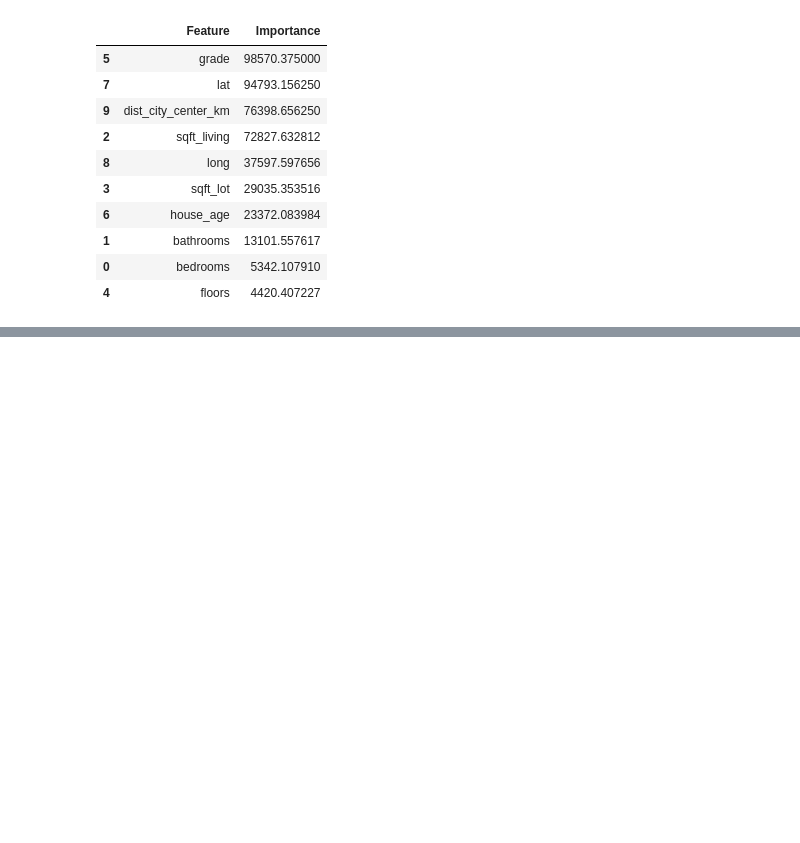
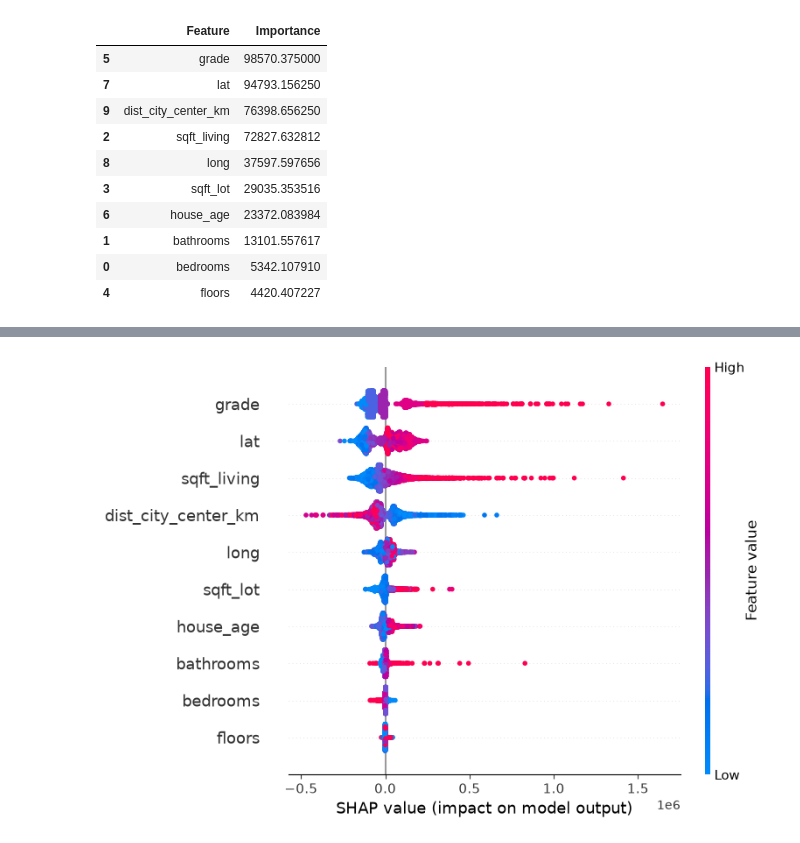
Before and after one commit to Hariharan0-h/GeoValNet, a Jupyter notebook: notebooks/03_shap_residuals.ipynb, the cells around one changed output, grey strips where cells are left out. Cells and saved outputs as stored; diff of their text form; code cells hidden in the pictures; blank space fills up the shorter version.

Commit message:
viz: export SHAP beeswarm and bar plots to reports/figures/

```diff
--- a/notebooks/03_shap_residuals.ipynb
+++ b/notebooks/03_shap_residuals.ipynb
@@ -294,0 +311,19 @@ importance
+# %%
+from sklearn.model_selection import train_test_split
+
+X_train, X_test, y_train, y_test = train_test_split(
+    X,
+    y,
+    test_size=0.2,
+    random_state=42
+)
+# %%
+from xgboost import XGBRegressor
+
+model = XGBRegressor(
+    random_state=42,
+    n_estimators=200,
+    learning_rate=0.05
+)
+
+model.fit(X_train, y_train)
@@ -294,0 +342,28 @@ importance
+# %%
+import shap
+
+explainer = shap.TreeExplainer(model)
+
+shap_values = explainer.shap_values(X_test)
+# %%
+import matplotlib.pyplot as plt
+
+plt.figure(figsize=(10,6))
+
+shap.summary_plot(
+    shap_values,
+    X_test,
+    show=False
+)
+
+plt.tight_layout()
+
+plt.savefig(
+    "../reports/figures/shap_summary.png",
+    dpi=300,
+    bbox_inches="tight"
+)
+
+plt.show()
+# %% [output]
+[figure, added]
```
Also changed, not shown: parts of 3 cells of this notebook, 2 other files.
